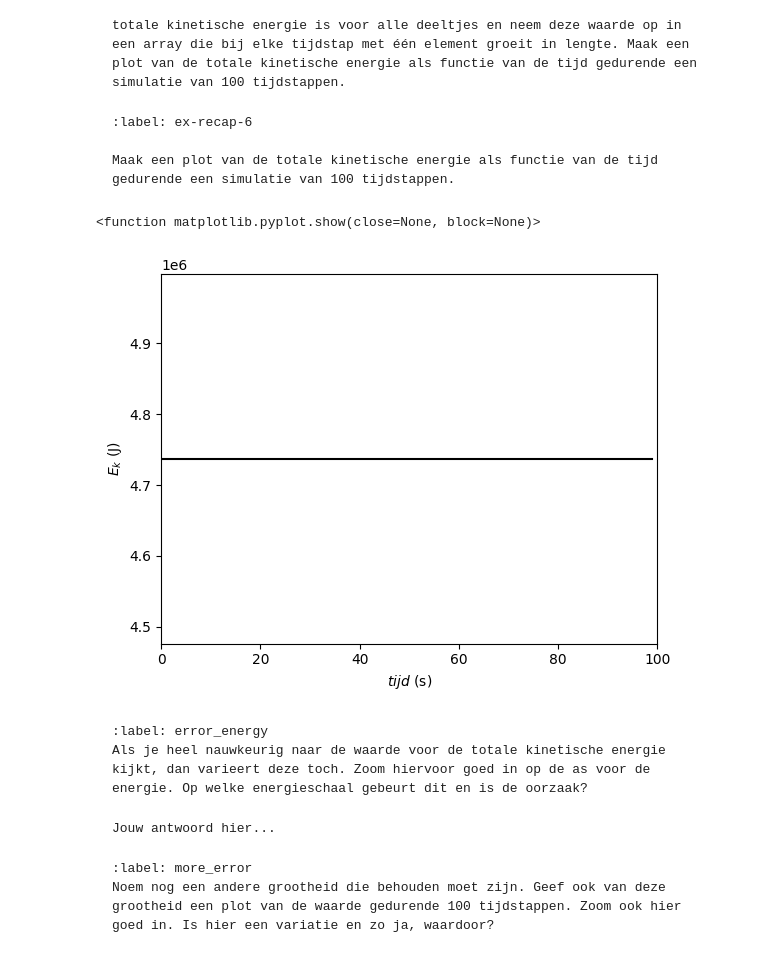
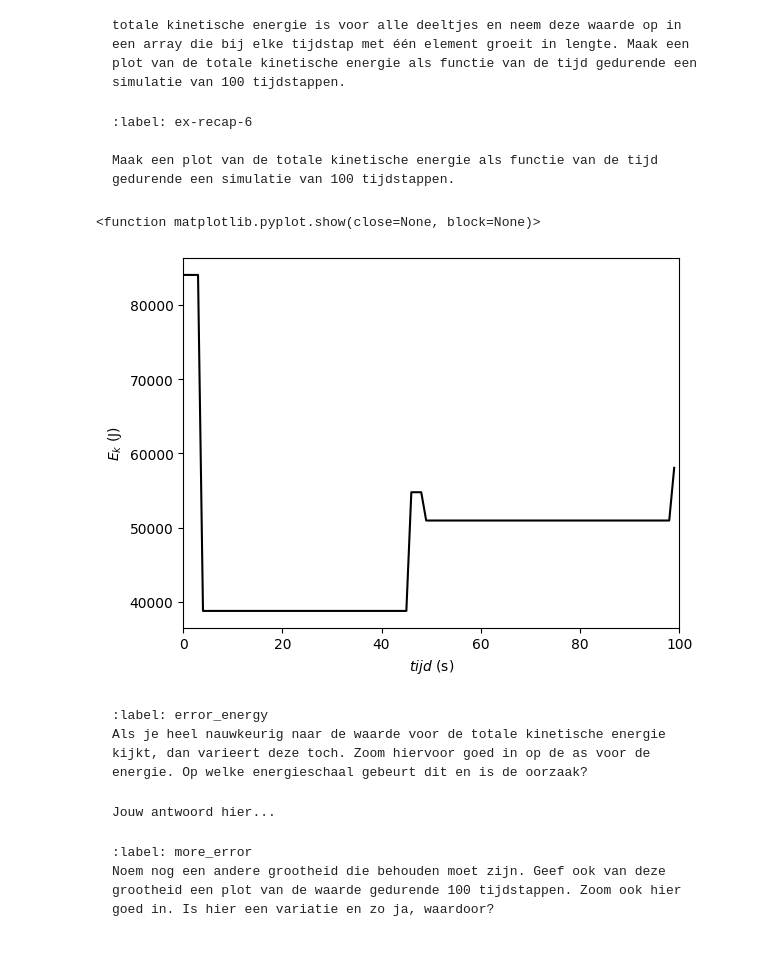
Before and after one commit to BNR33/001TASH, a Jupyter notebook: Content/PySim/3_recap.ipynb, the cells around one changed output. Saved outputs shown, nothing was run; the diff lists cells and outputs as text; code cells hidden in the pictures.

```diff
--- a/Content/PySim/3_recap.ipynb
+++ b/Content/PySim/3_recap.ipynb
@@ -367,19 +367,20 @@ Maak een plot van de totale kinetische energie als functie van de tijd gedurende
 # %%
 x_as = np.arange(0,100,1)
 
 bruh = np.arange(0, 100, 1)
 E_k_tottot = 0
 
 for i in bruh:
     E_k_tottot = tot_E_k[i] + E_k_tottot
 
 E_k_tottotfinal = np.full(100, E_k_tottot)
 plt.figure()
 plt.xlabel("$tijd$ (s)")
 plt.ylabel("$E_k$ (J)")
-plt.plot(x_as, E_k_tottotfinal, "k-")
+plt.plot(x_as, tot_E_k, "k-")
 plt.xlim(0,100)
+ax.set_ylim(0, max(tot_E_k))
 plt.show
 # %% [output]
 <function matplotlib.pyplot.show(close=None, block=None)>
-[figure, old version]
+[figure, new version]
```
Also changed, not shown: parts of 1 cell of this notebook.
